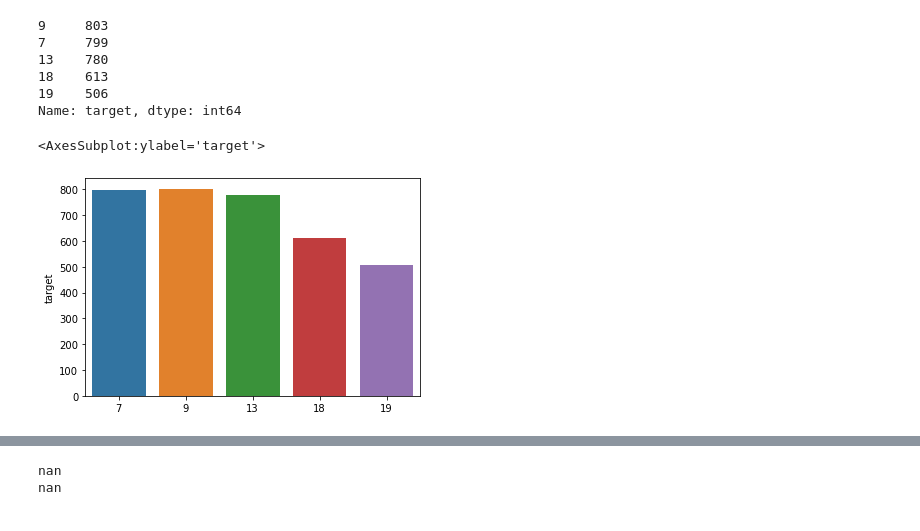
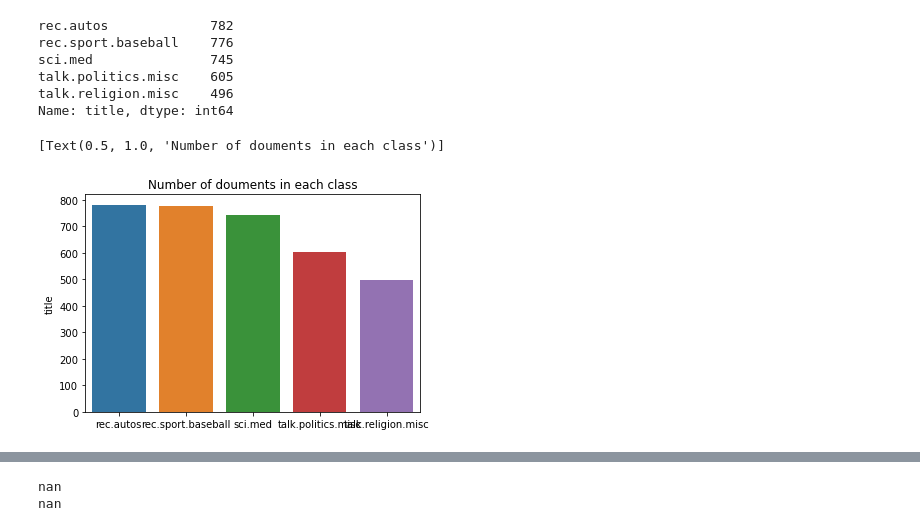
Before and after one commit to jpozo6/ProfileBasedRetrieval, a Jupyter notebook: Project1_2.ipynb, the cells around one changed output, grey strips where cells are left out. Saved outputs shown, nothing was run; the diff lists cells and outputs as text; code cells hidden in the pictures.

```diff
--- a/Project1_2.ipynb
+++ b/Project1_2.ipynb
@@ -80,18 +80,18 @@ Requirement already satisfied: six>=1.5 in c:\users\javij\anaconda3\lib\site-pac
 import seaborn as sns
 import matplotlib.pyplot as plt
 # %%
-x=df_train['target'].value_counts()
+x=df_train['title'].value_counts()
 print(x)
-sns.barplot(x.index,x)
+sns.barplot(x.index,x).set(title="Number of douments in each class")
 # %% [output]
-9     803
-7     799
-13    780
-18    613
-19    506
-Name: target, dtype: int64
+rec.autos             782
+rec.sport.baseball    776
+sci.med               745
+talk.politics.misc    605
+talk.religion.misc    496
+Name: title, dtype: int64
-<AxesSubplot:ylabel='target'>
+[Text(0.5, 1.0, 'Number of douments in each class')]
-[figure, old version]
+[figure, new version]
 # %%
 df_train.isna().sum()
 # %% [output]
```
Also changed, not shown: parts of 7 cells of this notebook.
